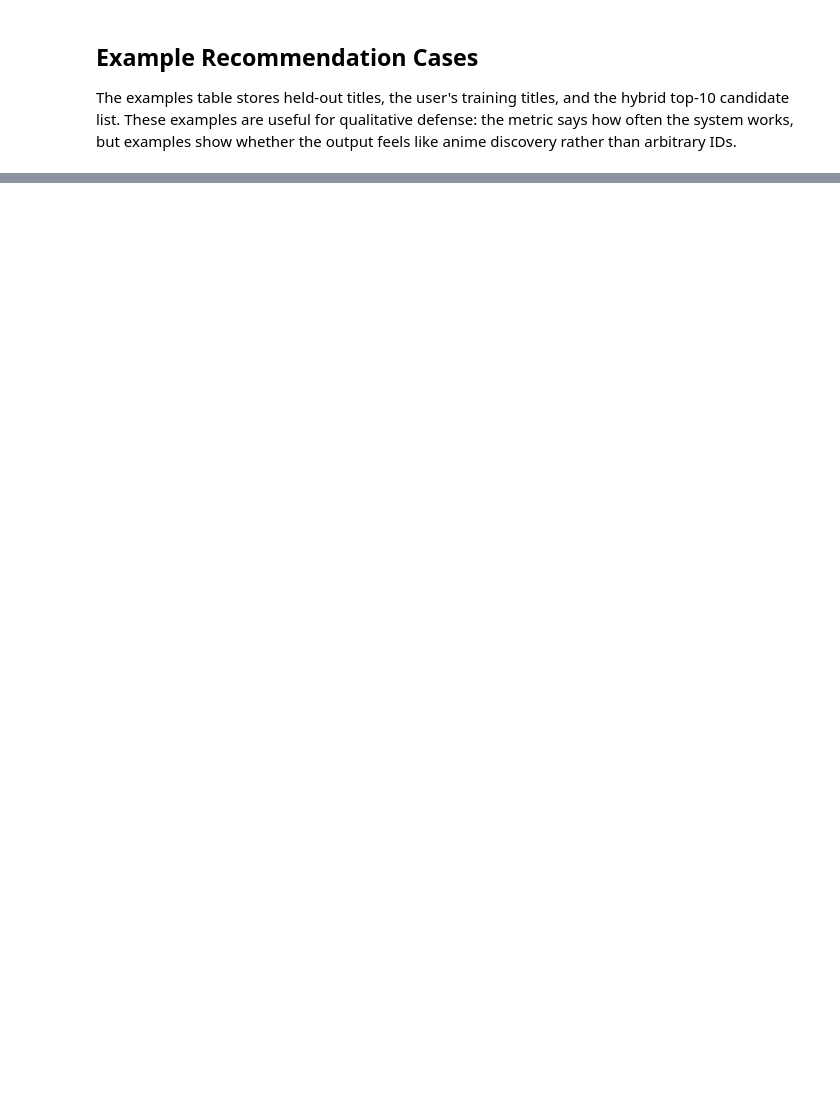
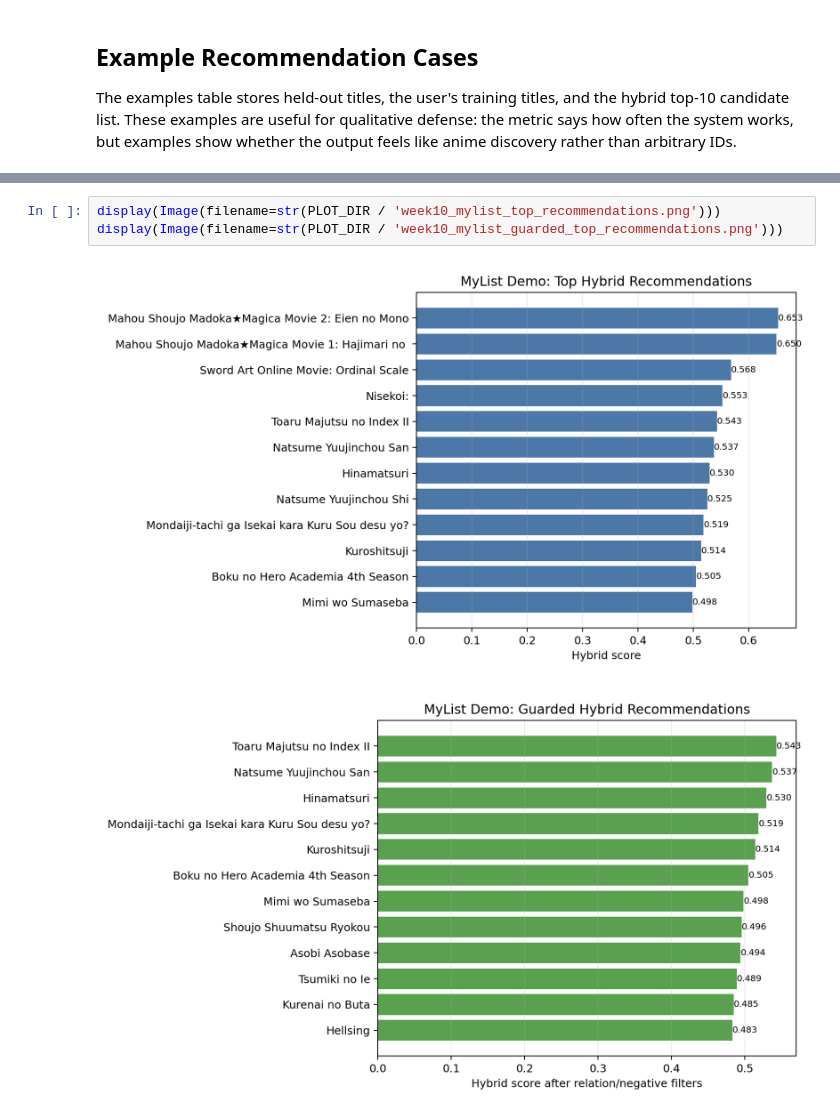
Before and after one commit to adecoss/anime-recommendation-system, a Jupyter notebook: notebooks/08_week10_recommendation_ranking.ipynb, the cells around one changed output, grey strips where cells are left out. Drawn from its saved outputs; the diff is of its cells as text; blank space fills up the shorter version.

```diff
--- a/notebooks/08_week10_recommendation_ranking.ipynb
+++ b/notebooks/08_week10_recommendation_ranking.ipynb
@@ -210,3 +344,9 @@ examples[['case_type', 'user_level', 'profile_size', 'holdout_title', 'popularit
+# %%
+display(Image(filename=str(PLOT_DIR / 'week10_mylist_top_recommendations.png')))
+display(Image(filename=str(PLOT_DIR / 'week10_mylist_guarded_top_recommendations.png')))
+# %% [output]
+[figure, added]
+[figure, added]
 # %% [markdown]
 ## Interpretation and Limits
 
```
Also changed, not shown: parts of 26 cells of this notebook, 55 other files.
